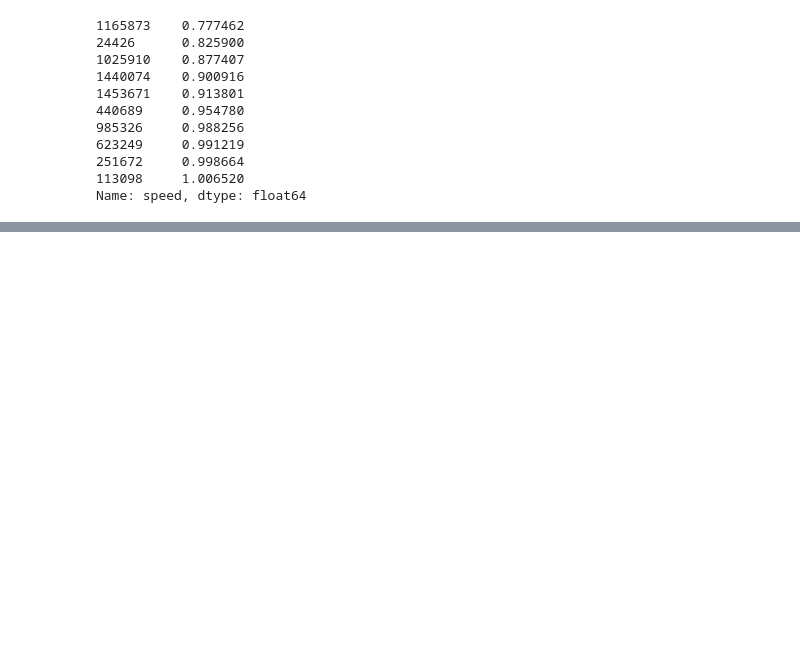
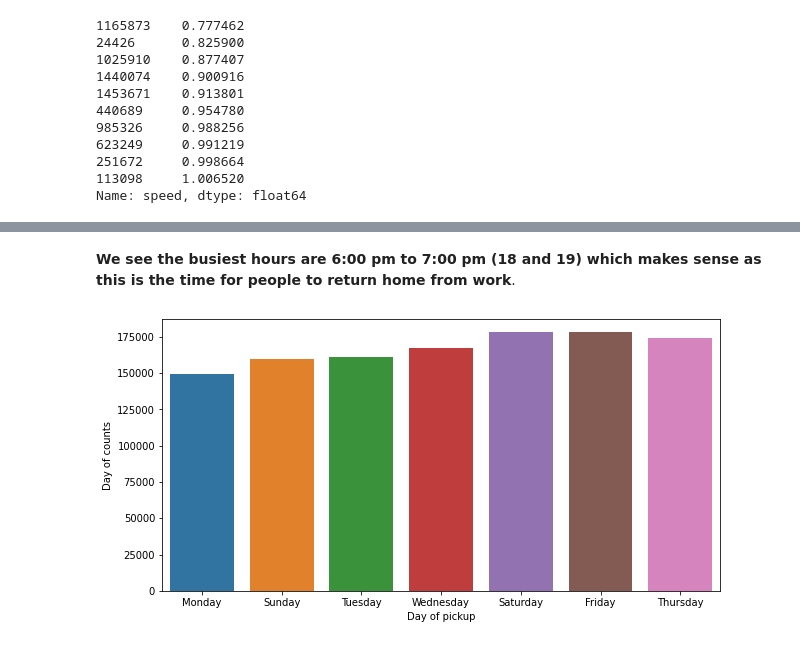
Before and after one commit to AbhijeetS1112/NYC-Taxi-Trip-Time-Prediction----ALMA, a Jupyter notebook: NYC_Taxi_Trip_Time_Prediction.ipynb, the cells around one changed output, grey strips where cells are left out. Cells and saved outputs as stored; diff of their text form; code cells hidden in the pictures; blank space fills up the shorter version.

```diff
--- a/NYC_Taxi_Trip_Time_Prediction.ipynb
+++ b/NYC_Taxi_Trip_Time_Prediction.ipynb
@@ -619,0 +660,11 @@ Name: speed, dtype: float64
+# %% [markdown]
+**We see the busiest hours are 6:00 pm to 7:00 pm (18 and 19) which makes sense as this is the time for people to return home from work**.
+# %%
+# Trips Per weekday
+plt.figure(figsize=(10,5))
+sns.countplot(df.pickup_weekday)
+plt.xlabel("Day of pickup")
+plt.ylabel("Day of counts")
+plt.show()
+# %% [output]
+[figure, added]
```
Also changed, not shown: parts of 31 cells of this notebook.
